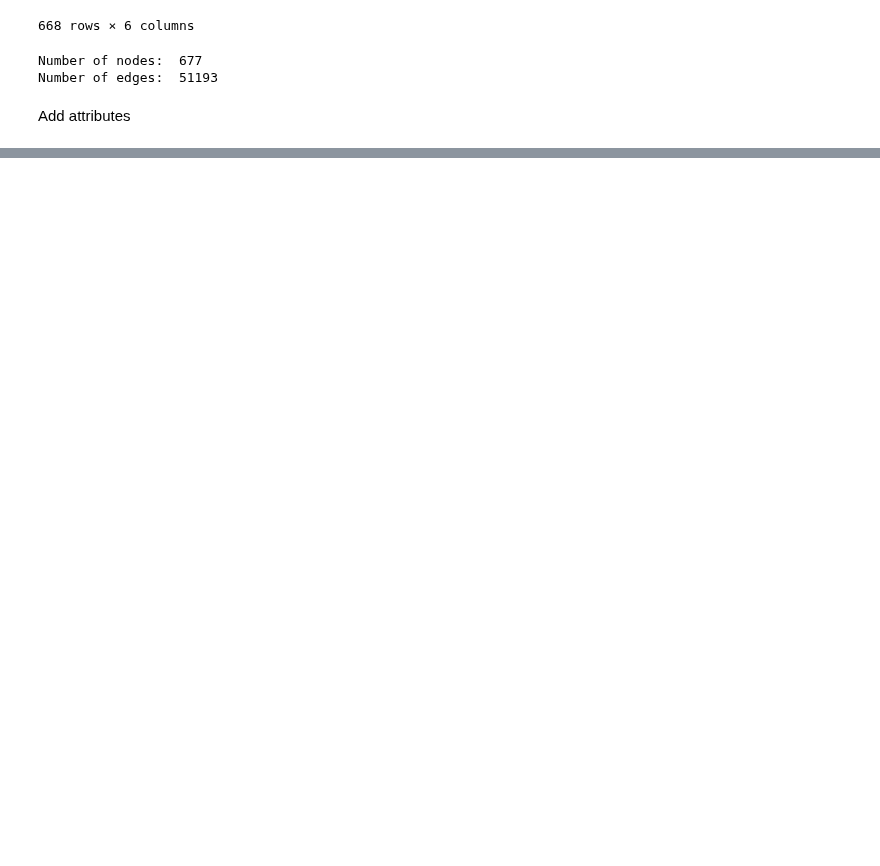
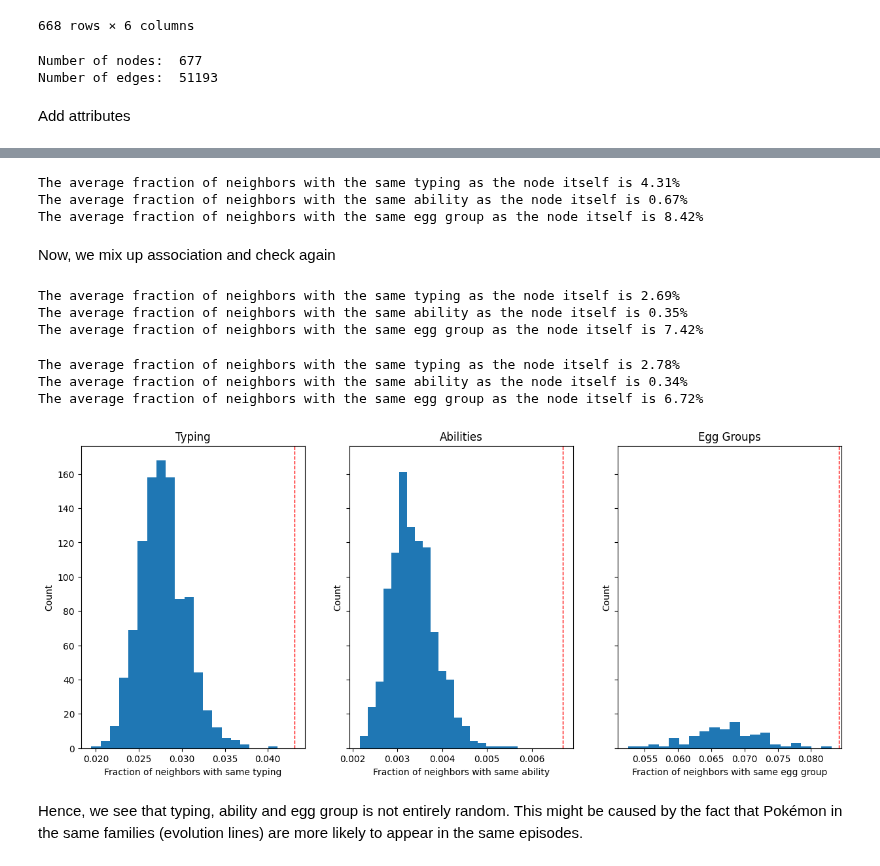
Before and after one commit to GitHub-Adminstrator/Social_science_project_final, a Jupyter notebook: pokemon.ipynb, the cells around one changed output, grey strips where cells are left out. Saved outputs shown, nothing was run; the diff lists cells and outputs as text; code cells hidden in the pictures; blank space fills up the shorter version.

Commit message:
graph analysis

```diff
--- a/pokemon.ipynb
+++ b/pokemon.ipynb
@@ -541,0 +566,80 @@ anime_G.nodes['Pikachu']
+# %%
+avg_typing = frac_same_field(anime_G, 'typing')
+print(f"The average fraction of neighbors with the same typing as the node itself is {avg_typing*100:.2f}%")
+
+avg_abilities = frac_same_field(anime_G, 'abilities')
+print(f"The average fraction of neighbors with the same ability as the node itself is {avg_abilities*100:.2f}%")
+
+avg_egg_groups = frac_same_field(anime_G, 'egg_groups')
+print(f"The average fraction of neighbors with the same egg group as the node itself is {avg_egg_groups*100:.2f}%")
+# %% [output]
+The average fraction of neighbors with the same typing as the node itself is 4.31%
+The average fraction of neighbors with the same ability as the node itself is 0.67%
+The average fraction of neighbors with the same egg group as the node itself is 8.42%
+# %% [markdown]
+Now, we mix up association and check again
+# %%
+import random
+random.seed(42)
+
+# We implment a function that randomly assigns fields to nodes
+def frac_rand_graph(graph, field):
+    fields = nx.get_node_attributes(graph, field)
+    field_list = list(fields.values())
+    for key in fields.keys():
+        fields[key] = random.choice(field_list)
+
+    return calc_frac(graph, fields)
+# %%
+avg_rand_type = frac_rand_graph(anime_G, 'typing')
+print(f"The average fraction of neighbors with the same typing as the node itself is {avg_rand*100:.2f}%")
+
+avg_rand_abilities = frac_rand_graph(anime_G, 'abilities')
+print(f"The average fraction of neighbors with the same ability as the node itself is {avg_rand_abilities*100:.2f}%")
+
+avg_rand_egg_groups = frac_rand_graph(anime_G, 'egg_groups')
+print(f"The average fraction of neighbors with the same egg group as the node itself is {avg_rand_egg_groups*100:.2f}%")
+# %% [output]
+The average fraction of neighbors with the same typing as the node itself is 2.69%
+The average fraction of neighbors with the same ability as the node itself is 0.35%
+The average fraction of neighbors with the same egg group as the node itself is 7.42%
+# %%
+# now, we repeat the above 1000 times and calculate the average fraction of neighbors with the same field as the node itself
+avg_rand_type_100 = [frac_rand_graph(anime_G, 'typing') for _ in range(1000)]
+avg_rand_type_100_mu = np.mean(avg_rand_type_100)
+print(f"The average fraction of neighbors with the same typing as the node itself is {avg_rand_type_100_mu*100:.2f}%")
+
+avg_rand_abilities_100 = [frac_rand_graph(anime_G, 'abilities') for _ in range(1000)]
+avg_rand_abilities_100_mu = np.mean(avg_rand_abilities_100)
+print(f"The average fraction of neighbors with the same ability as the node itself is {avg_rand_abilities_100_mu*100:.2f}%")
+
+avg_rand_egg_groups_100 = [frac_rand_graph(anime_G, 'egg_groups') for _ in range(100)]
+avg_rand_egg_groups_100_mu = np.mean(avg_rand_egg_groups_100)
+print(f"The average fraction of neighbors with the same egg group as the node itself is {avg_rand_egg_groups_100_mu*100:.2f}%")
+# %% [output]
+The average fraction of neighbors with the same typing as the node itself is 2.78%
+The average fraction of neighbors with the same ability as the node itself is 0.34%
+The average fraction of neighbors with the same egg group as the node itself is 6.72%
+# %%
+# now we make three subplots of the random distributions with the actual values plotted as vertical lines
+fig, ax = plt.subplots(1, 3, figsize=(15, 6), sharey=True)
+ax[0].hist(avg_rand_type_100, bins=20)
+ax[0].axvline(avg_typing, color='r', linestyle='dashed', linewidth=1)
+ax[0].set_title("Typing")
+ax[0].set_ylabel("Count")
+ax[0].set_xlabel("Fraction of neighbors with same typing")
+ax[1].hist(avg_rand_abilities_100, bins=20)
+ax[1].axvline(avg_abilities, color='r', linestyle='dashed', linewidth=1)
+ax[1].set_title("Abilities")
+ax[1].set_ylabel("Count")
+ax[1].set_xlabel("Fraction of neighbors with same ability")
+ax[2].hist(avg_rand_egg_groups_100, bins=20)
+ax[2].axvline(avg_egg_groups, color='r', linestyle='dashed', linewidth=1)
+ax[2].set_title("Egg Groups")
+ax[2].set_ylabel("Count")
+ax[2].set_xlabel("Fraction of neighbors with same egg group")
+plt.show()
+# %% [output]
+[figure, added]
+# %% [markdown]
+Hence, we see that typing, ability and egg group is not entirely random. This might be caused by the fact that Pokémon in the same families (evolution lines) are more likely to appear in the same episodes.
```
Also changed, not shown: parts of 9 cells of this notebook, 1 other file.
